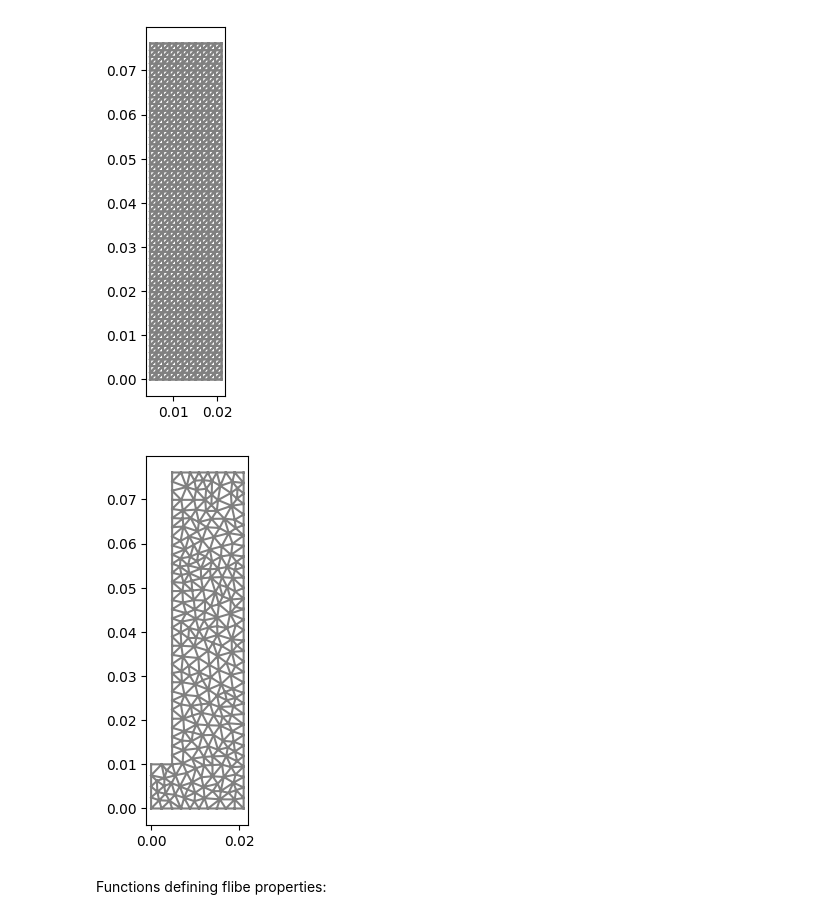
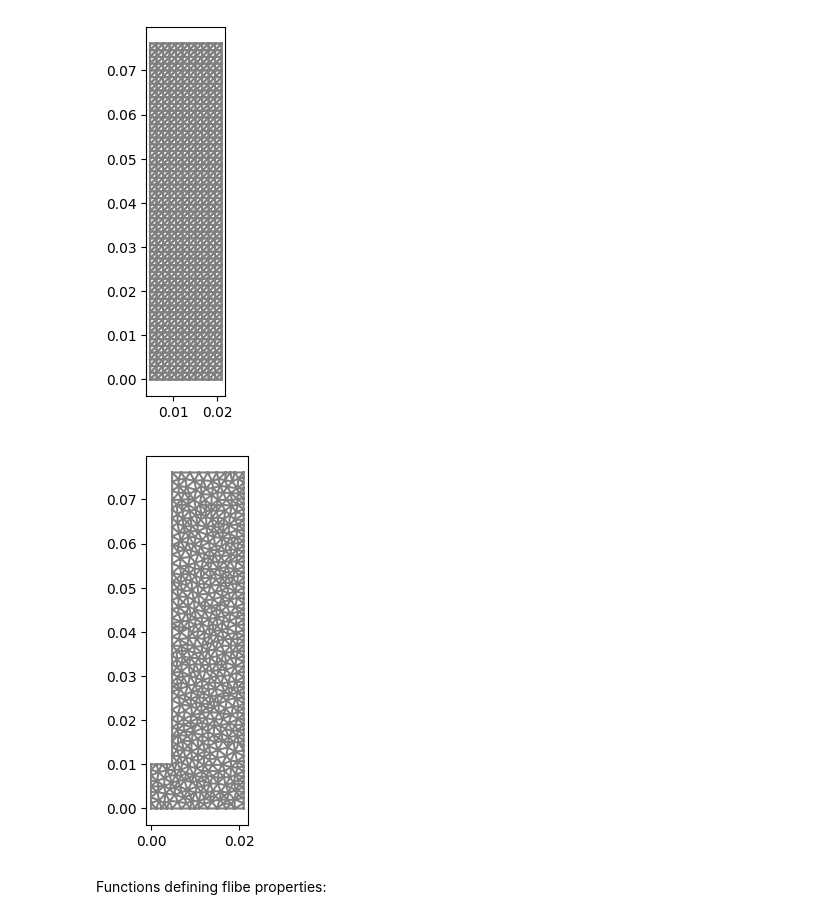
Before and after one commit to WeaverC20/LIBRADiff, a Jupyter notebook: BABY_2D_Simulation.ipynb, the cells around one changed output. Cells and saved outputs as stored; diff of their text form; code cells hidden in the pictures.

```diff
--- a/BABY_2D_Simulation.ipynb
+++ b/BABY_2D_Simulation.ipynb
@@ -65,7 +65,7 @@ p1 = f.Point(x1, 0)
 p2 = f.Point(x1 + x2, y2)
 r2 = Rectangle(p1, p2)
 domain = r1 + r2
-mesh_fenics = generate_mesh(domain, 20)
+mesh_fenics = generate_mesh(domain, 30)
 
 plot(mesh_fenics)
 
@@ -91,34 +91,34 @@ top_surface = CompiledSubDomain(
     top_surface_str, tol=1e-14)
 
 upper_left_surface_str = f'on_boundary && near(x[0], {x2}, tol)'
 upper_left_surface = CompiledSubDomain(
     upper_left_surface_str, tol=1e-14)
 
 left_top_surface_str = f'on_boundary && near(x[1], {y2}, tol)'
 left_top_surface = CompiledSubDomain(
     left_top_surface_str, tol=1e-14)
 
 
 surface_markers = MeshFunction(
     "size_t", mesh_fenics, mesh_fenics.topology().dim() - 1)
 surface_markers.set_all(0)
 
 
 # Surface ids
 left_id = 1
 top_id = 2
 right_id = 3
 bottom_id = 4
 upper_left_id = 5
 left_top_id = 6
 left_surface.mark(surface_markers, left_id)
 right_surface.mark(surface_markers, right_id)
 top_surface.mark(surface_markers, top_id)
 bottom_surface.mark(surface_markers, bottom_id)
 upper_left_surface.mark(surface_markers, upper_left_id)
 left_top_surface.mark(surface_markers, left_top_id)
 # %% [output]
-[figure, old version]
+[figure, new version]
 # %% [markdown]
 Functions defining flibe properties:
 # %%
```
Also changed, not shown: parts of 2 cells of this notebook.
